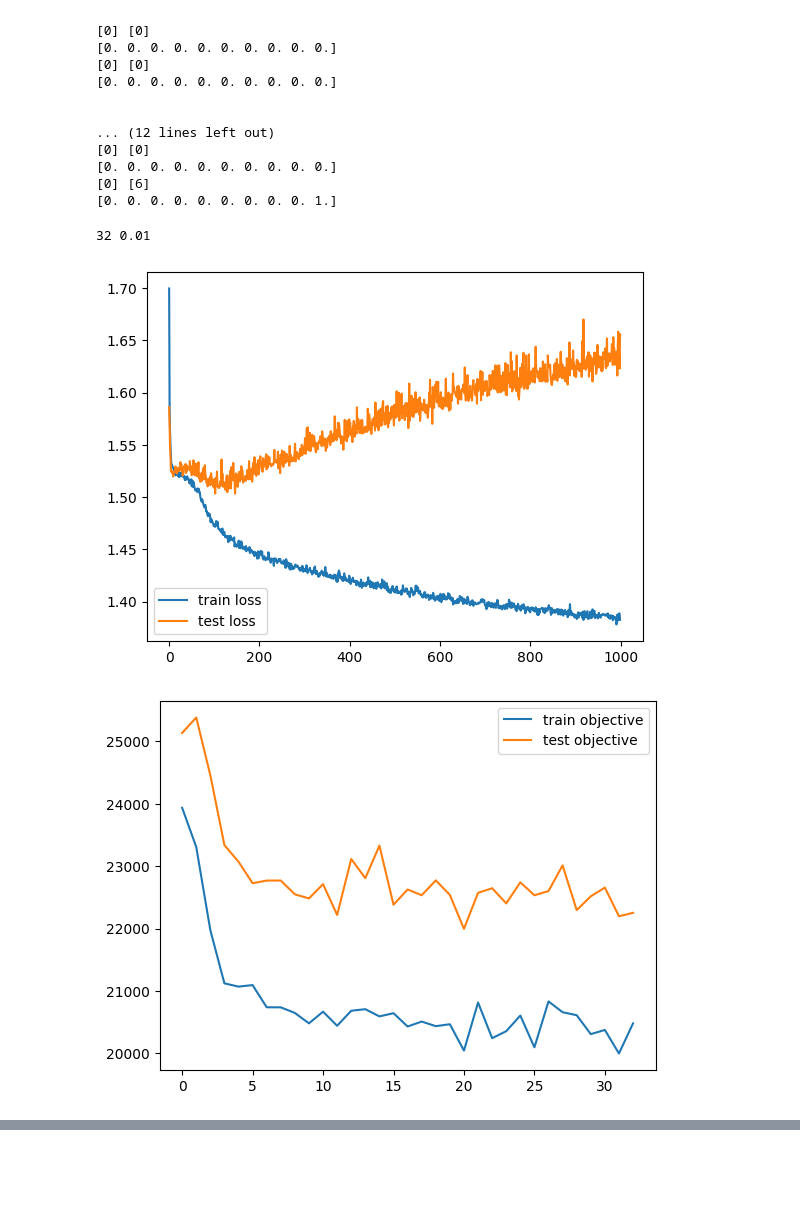
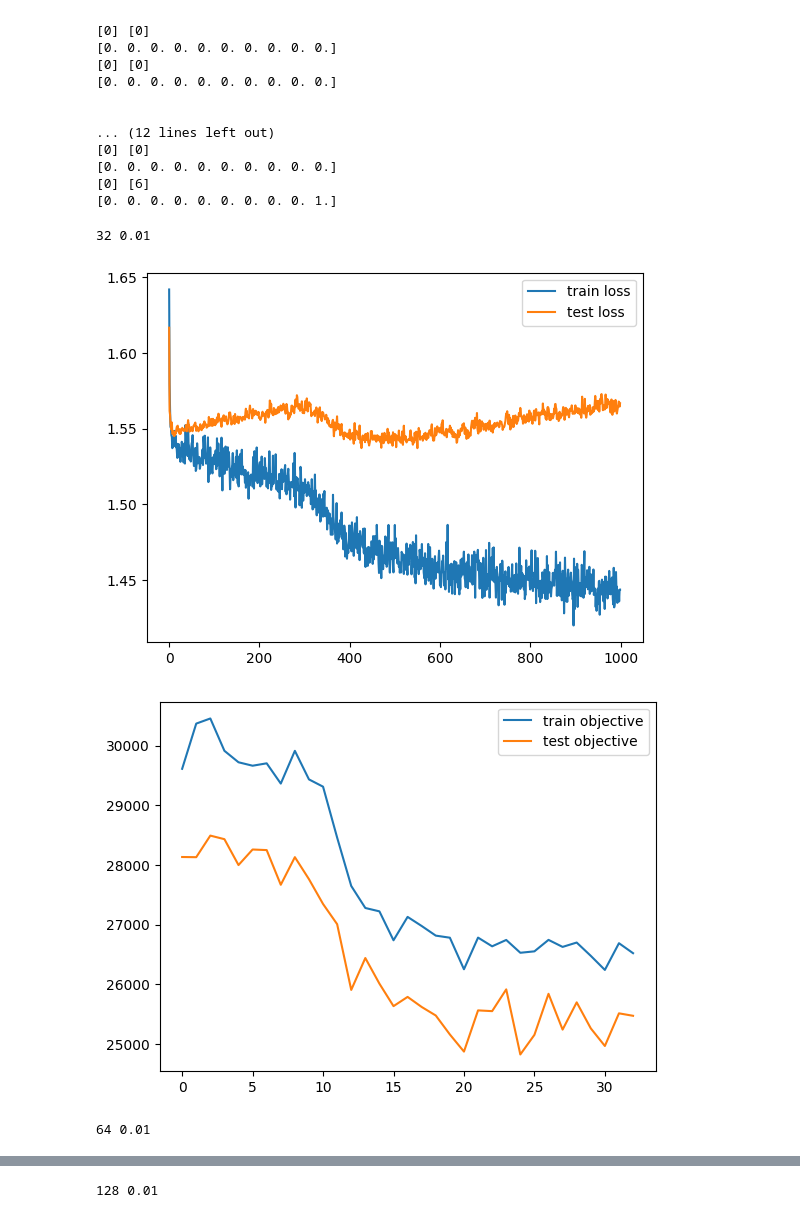
Before and after one commit to airi-industrial-ai/gnn-cloud-manufacturing, a Jupyter notebook: notebooks/new_test.ipynb, the cells around one changed output, grey strips where cells are left out. Drawn from its saved outputs; the diff is of its cells as text; code cells hidden in the pictures; blank space fills up the shorter version.

```diff
--- a/notebooks/new_test.ipynb
+++ b/notebooks/new_test.ipynb
@@ -50,11 +50,10 @@ class GraphDataset(Dataset):
 # %%
 info_train = {}
 for idx in [int(i.split('_')[-2]) for i in glob('train_solutions/*') if 'op' in i]:
-    if idx < 300:
-        info_train[idx] = {}
-        info_train[idx]['gamma'] = np.load(f'train_solutions/gamma_{idx}_op.npy')
-        info_train[idx]['delta'] = np.load(f'train_solutions/delta_{idx}_op.npy')
-        info_train[idx]['problem'] = train_problems[idx]
+    info_train[idx] = {}
+    info_train[idx]['gamma'] = np.load(f'train_solutions/gamma_{idx}_op.npy')
+    info_train[idx]['delta'] = np.load(f'train_solutions/delta_{idx}_op.npy')
+    info_train[idx]['problem'] = train_problems[idx]
 
 info_test = {}
 for idx in [int(i.split('_')[-2]) for i in glob('fatahi_solutions/*') if 'op' in i]:
@@ -82,7 +87,7 @@ test_dataset = GraphDataset([info_train[i]['problem'] for i in test_idx],
 #                              [info_test[i]['gamma'] for i in sorted(info_test.keys())],
 #                              [info_test[i]['delta'] for i in sorted(info_test.keys())])
 # %%
-train_batch = 80
+train_batch = 100
 test_batch = 20
 train_loader = GraphDataLoader(train_dataset, batch_size=train_batch, shuffle=True)
 test_loader = GraphDataLoader(test_dataset, batch_size=test_batch, shuffle=True)
@@ -243,11 +248,12 @@ def run_experiment(out_dim=15, lr=1e-4, layers=1, epochs=800):
     print_all(loss_list_train, loss_list_test,
                 objvalue_train, objvalue_test)
 # %%
-for dim in [32]:
+for dim in [32,64,128]:
     for lr in [1e-2]:
         print(dim, lr)
         run_experiment(out_dim=dim, lr=lr, epochs=1000)
 # %% [output]
 32 0.01
-[figure, old version]
+[figure, new version]
-[figure, old version]
+[figure, new version]
+64 0.01
@@ -253,0 +262 @@ for dim in [32]:
+128 0.01
```
Also changed, not shown: parts of 3 cells of this notebook.
